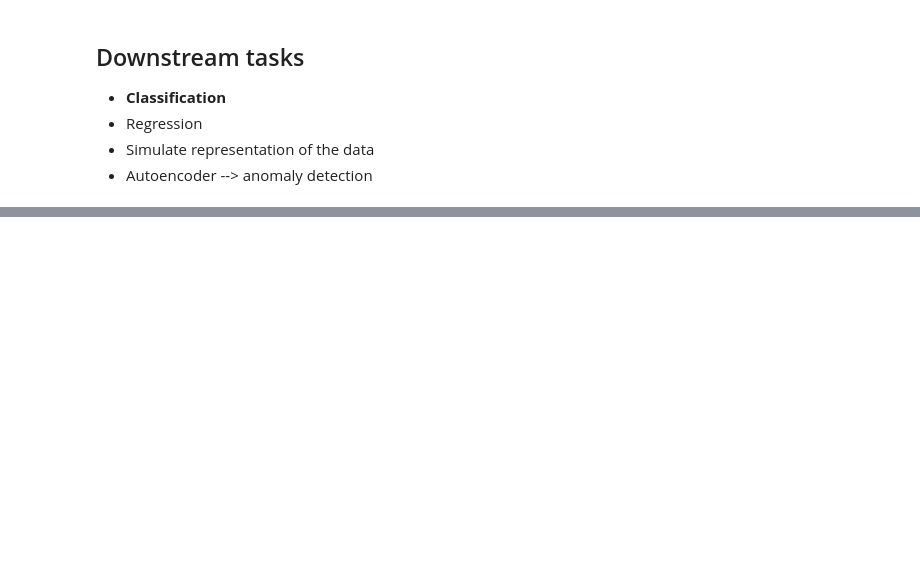
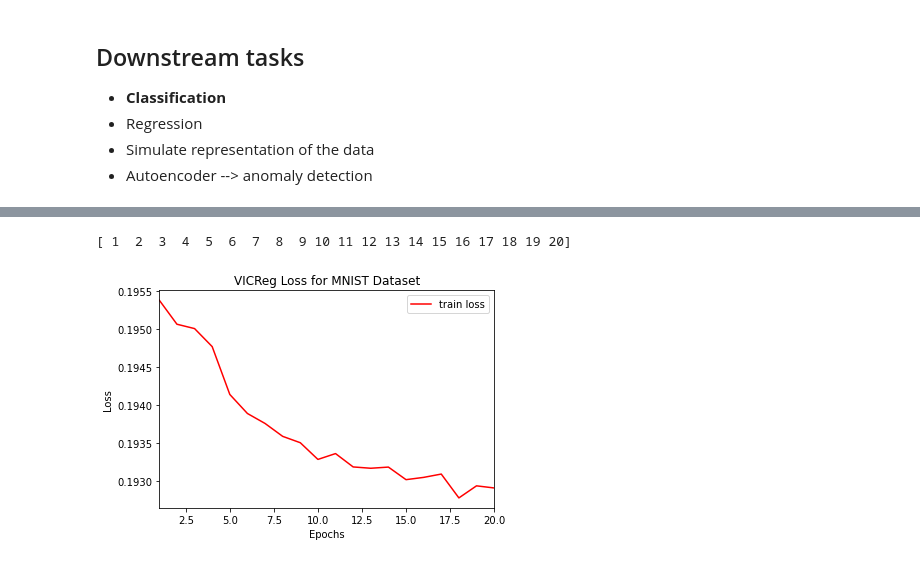
Before and after one commit to cpareja3025/VICReg_project, a Jupyter notebook: VICReg.ipynb, the cells around one changed output, grey strips where cells are left out. Saved outputs shown, nothing was run; the diff lists cells and outputs as text; code cells hidden in the pictures; blank space fills up the shorter version.

Commit message:
adding plots and vicreg.py

```diff
--- a/VICReg.ipynb
+++ b/VICReg.ipynb
@@ -423,0 +408,3 @@ tensor([[1, 4, 7],
+# %%
+df = pd.read_csv("/Users/cpare/repos/VICReg_project/csv's/VICReg_metrics.csv")
+df.head()
@@ -423,0 +418,14 @@ tensor([[1, 4, 7],
+# %%
+epochs = np.array(df.iloc[:,0])
+losses = np.array(df.iloc[:,1])
+print(epochs)
+plt.plot(epochs, losses, label = "train loss", color = "red")
+plt.xlabel("Epochs")
+plt.ylabel("Loss")
+plt.xlim(1,20)
+plt.title("VICReg Loss for MNIST Dataset")
+plt.legend()
+plt.savefig("/Users/cpare/repos/VICReg_project/plots/loss_20epochs.png")
+# %% [output]
+[ 1  2  3  4  5  6  7  8  9 10 11 12 13 14 15 16 17 18 19 20]
+[figure, added]
```
Also changed, not shown: parts of 8 cells of this notebook, 4 other files.
